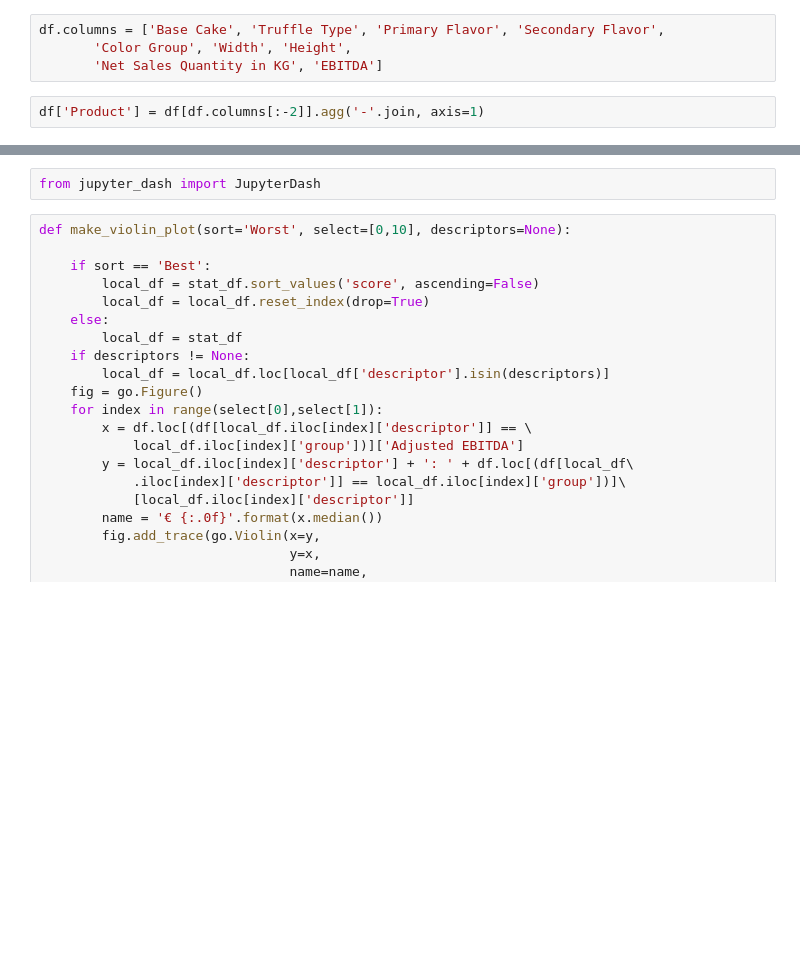
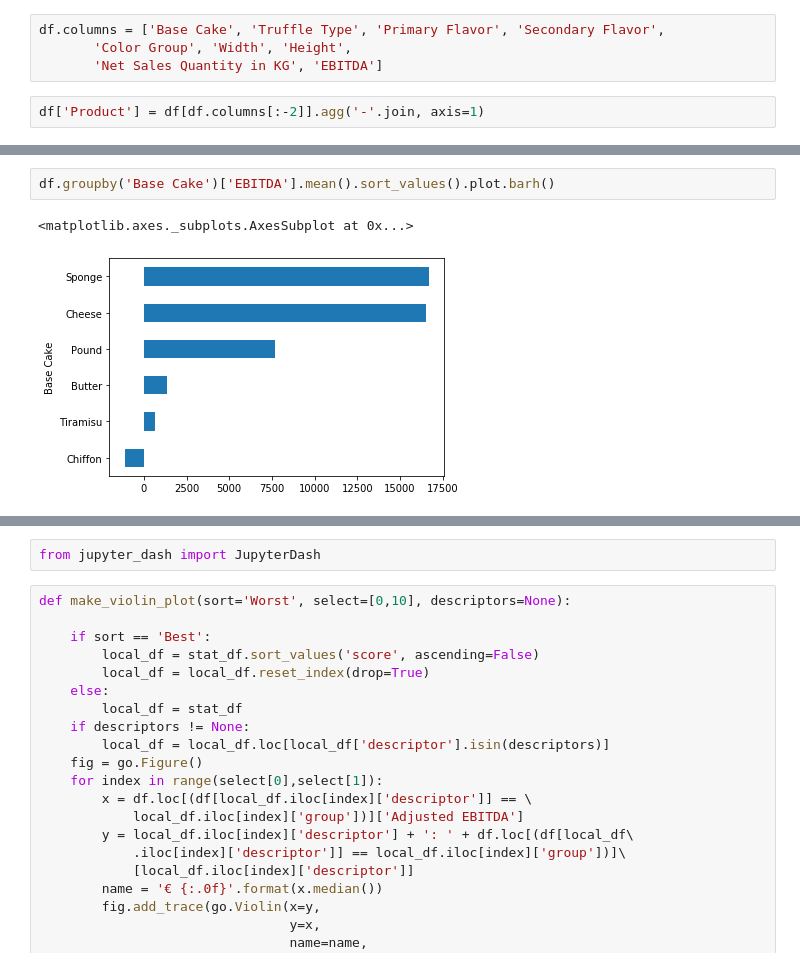
Before and after one commit to wesleybeckner/caravel, a Jupyter notebook: examples/wonkafy.ipynb, the cells around one changed output, grey strips where cells are left out. Drawn from its saved outputs; the diff is of its cells as text; blank space fills up the shorter version.

```diff
--- a/examples/wonkafy.ipynb
+++ b/examples/wonkafy.ipynb
@@ -277,0 +328,5 @@ df['Product'] = df[df.columns[:-2]].agg('-'.join, axis=1)
+# %%
+df.groupby('Base Cake')['EBITDA'].mean().sort_values().plot.barh()
+# %% [output]
+<matplotlib.axes._subplots.AxesSubplot at 0x...>
+[figure, added]
```
Also changed, not shown: parts of 13 cells of this notebook, 1 other file.
